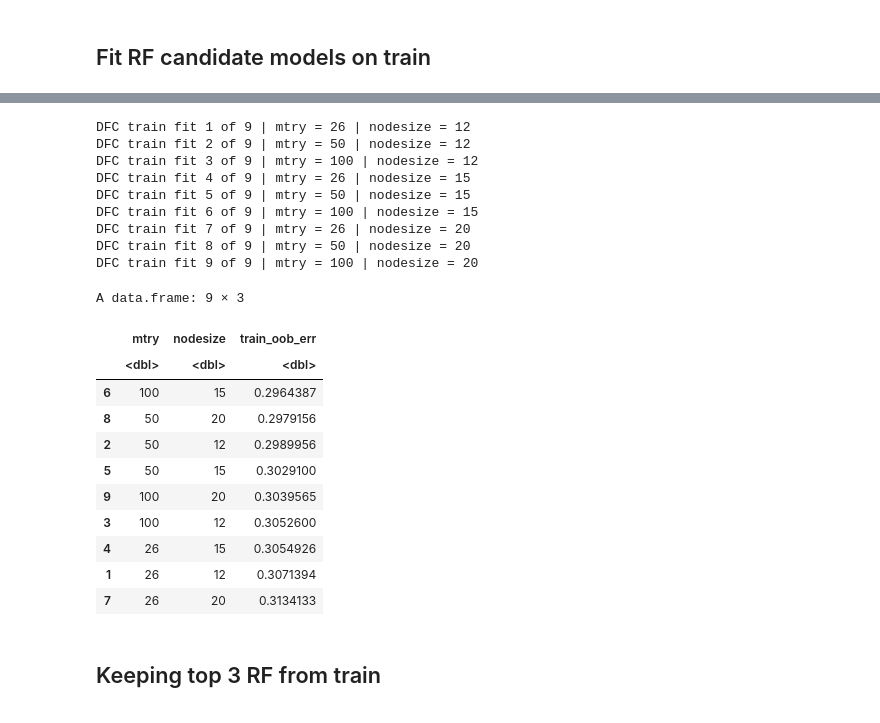
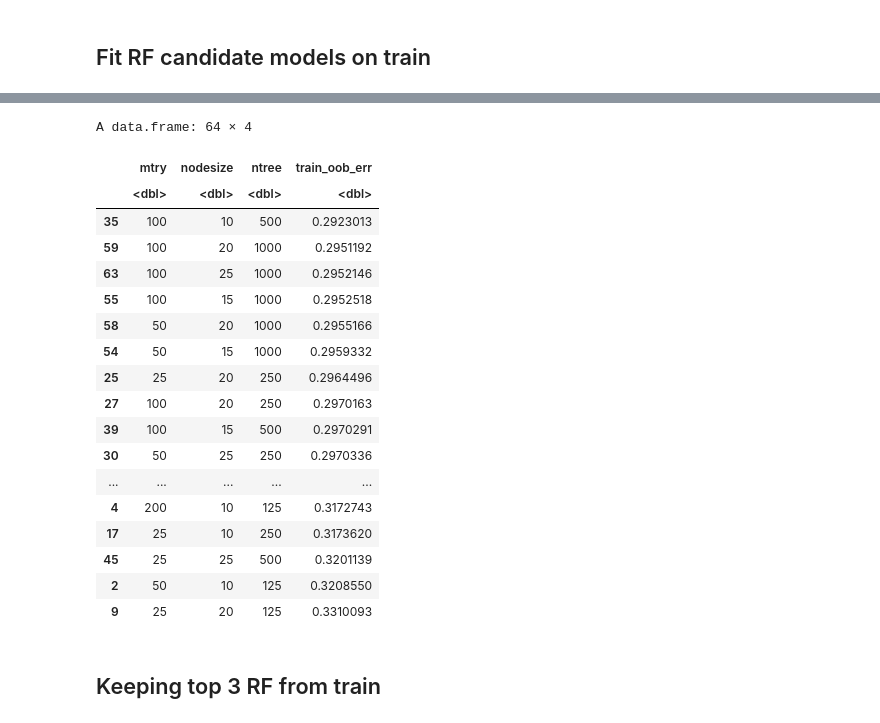
Before and after one commit to harrisdurrani/data_mining_project, a Jupyter notebook: Ensemble Tree Methods (R code).ipynb, the cells around one changed output, grey strips where cells are left out. Drawn from its saved outputs; the diff is of its cells as text; code cells hidden in the pictures.

```diff
--- a/Ensemble Tree Methods (R code).ipynb
+++ b/Ensemble Tree Methods (R code).ipynb
@@ -846,6 +854,8 @@ head(model_df_reduced)
 # %%
+# Hyperparameter grid for tuning
 rf_grid <- expand.grid(
-  mtry = c(26, 50, 100),
-  nodesize = c(12, 15, 20)
+  mtry = c(25, 50, 100, 200),
+  nodesize = c(10, 15, 20, 25),
+  ntree = c(125, 250, 500, 1000)
 )
 # %%
@@ -852,19 +863,17 @@ rf_grid <- expand.grid(
 os_rf_train_results <- data.frame()
 dfc_rf_train_results <- data.frame()
 # %%
+# Fit overall survival RF candidates on training data
 for (i in seq_len(nrow(rf_grid))) {
 
   current_rf_mtry <- rf_grid$mtry[i]
   current_rf_nodesize <- rf_grid$nodesize[i]
-
-  cat("OS train fit", i, "of", nrow(rf_grid),
-      "| mtry =", current_rf_mtry,
-      "| nodesize =", current_rf_nodesize, "\n")
+  current_rf_ntree <- rf_grid$ntree[i]
 
   os_rf_fit <- rfsrc(
     Surv(time, event) ~ .,
     data = os_train,
-    ntree = 500,
+    ntree = current_rf_ntree,
     mtry = current_rf_mtry,
     nodesize = current_rf_nodesize,
     importance = FALSE
@@ -875,11 +884,13 @@ for (i in seq_len(nrow(rf_grid))) {
     data.frame(
       mtry = current_rf_mtry,
       nodesize = current_rf_nodesize,
+      ntree = current_rf_ntree,
       train_oob_err = as.numeric(tail(os_rf_fit$err.rate, 1))
     )
   )
 }
 
+# Training OOB errors
 os_rf_train_results <- os_rf_train_results[order(os_rf_train_results$train_oob_err), ]
 os_rf_train_results
 # %% [output]
@@ -907,56 +916,54 @@ A data.frame: 9 × 3
 # %%
+# Fit death from cancer RF candidates on training data
 for (i in seq_len(nrow(rf_grid))) {
 
  current_rf_mtry <- rf_grid$mtry[i]
  current_rf_nodesize <- rf_grid$nodesize[i]
-
-  cat("DFC train fit", i, "of", nrow(rf_grid),
-      "| mtry =", current_rf_mtry,
-      "| nodesize =", current_rf_nodesize, "\n")
+ current_rf_ntree <- rf_grid$ntree[i]
 
   dfc_fit <- rfsrc(
     Surv(time, event) ~ .,
     data = dfc_train,
-    ntree = 500,
+    ntree = current_rf_ntree,
     mtry = current_rf_mtry,
     nodesize = current_rf_nodesize,
     importance = FALSE
   )
 
   dfc_rf_train_results <- rbind(
     dfc_rf_train_results,
     data.frame(
       mtry = current_rf_mtry,
       nodesize = current_rf_nodesize,
+      ntree = current_rf_ntree,
       train_oob_err = as.numeric(tail(dfc_fit$err.rate, 1))
     )
   )
 }
 
+# Training OOB errors
 dfc_rf_train_results <- dfc_rf_train_results[order(dfc_rf_train_results$train_oob_err), ]
 dfc_rf_train_results
 # %% [output]
-DFC train fit 1 of 9 | mtry = 26 | nodesize = 12
-DFC train fit 2 of 9 | mtry = 50 | nodesize = 12
-DFC train fit 3 of 9 | mtry = 100 | nodesize = 12
-DFC train fit 4 of 9 | mtry = 26 | nodesize = 15
-DFC train fit 5 of 9 | mtry = 50 | nodesize = 15
-DFC train fit 6 of 9 | mtry = 100 | nodesize = 15
-DFC train fit 7 of 9 | mtry = 26 | nodesize = 20
-DFC train fit 8 of 9 | mtry = 50 | nodesize = 20
-DFC train fit 9 of 9 | mtry = 100 | nodesize = 20
+A data.frame: 64 × 4
-A data.frame: 9 × 3
-|  | mtry | nodesize | train_oob_err |
-|  | <dbl> | <dbl> | <dbl> |
-| 6 | 100 | 15 | 0.2964387 |
-| 8 | 50 | 20 | 0.2979156 |
-| 2 | 50 | 12 | 0.2989956 |
-| 5 | 50 | 15 | 0.3029100 |
-| 9 | 100 | 20 | 0.3039565 |
-| 3 | 100 | 12 | 0.3052600 |
-| 4 | 26 | 15 | 0.3054926 |
-| 1 | 26 | 12 | 0.3071394 |
-| 7 | 26 | 20 | 0.3134133 |
+|  | mtry | nodesize | ntree | train_oob_err |
+|  | <dbl> | <dbl> | <dbl> | <dbl> |
+| 35 | 100 | 10 | 500 | 0.2923013 |
+| 59 | 100 | 20 | 1000 | 0.2951192 |
+| 63 | 100 | 25 | 1000 | 0.2952146 |
+| 55 | 100 | 15 | 1000 | 0.2952518 |
+| 58 | 50 | 20 | 1000 | 0.2955166 |
+| 54 | 50 | 15 | 1000 | 0.2959332 |
+| 25 | 25 | 20 | 250 | 0.2964496 |
+| 27 | 100 | 20 | 250 | 0.2970163 |
+| 39 | 100 | 15 | 500 | 0.2970291 |
+| 30 | 50 | 25 | 250 | 0.2970336 |
+| ... | ... | ... | ... | ... |
+| 4 | 200 | 10 | 125 | 0.3172743 |
+| 17 | 25 | 10 | 250 | 0.3173620 |
+| 45 | 25 | 25 | 500 | 0.3201139 |
+| 2 | 50 | 10 | 125 | 0.3208550 |
+| 9 | 25 | 20 | 125 | 0.3310093 |
 # %% [markdown]
 ## Keeping top 3 RF from train
 # %%
```
Also changed, not shown: parts of 17 cells of this notebook, 1 other file.
